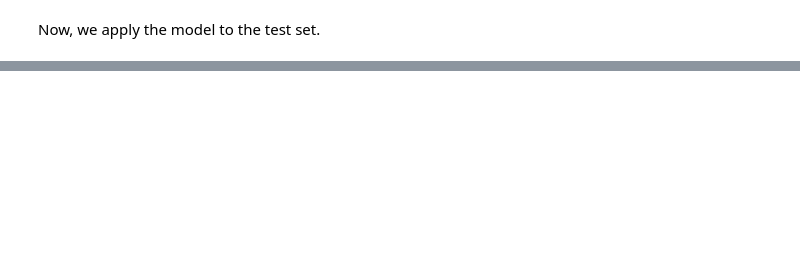
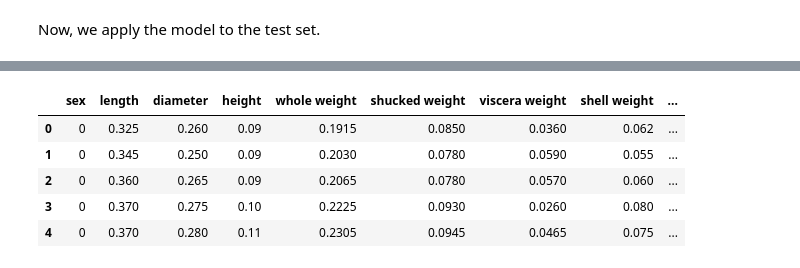
Before and after one commit to gregtam/spark-ml-examples, a Jupyter notebook: ML Example.ipynb, the cells around one changed output, grey strips where cells are left out. Saved outputs shown, nothing was run; the diff lists cells and outputs as text; code cells hidden in the pictures; blank space fills up the shorter version.

```diff
--- a/ML Example.ipynb
+++ b/ML Example.ipynb
@@ -218,0 +234,12 @@ model_results.toPandas().head()
+# %%
+rf_results = rf_clf.transform(test_index_sdf)
+rf_results\
+    .limit(5)\
+    .toPandas()
+# %% [output]
+|  | sex | length | diameter | height | whole weight | shucked weight | viscera weight | shell weight | ... |
+| 0 | 0 | 0.325 | 0.260 | 0.09 | 0.1915 | 0.0850 | 0.0360 | 0.062 | ... |
+| 1 | 0 | 0.345 | 0.250 | 0.09 | 0.2030 | 0.0780 | 0.0590 | 0.055 | ... |
+| 2 | 0 | 0.360 | 0.265 | 0.09 | 0.2065 | 0.0780 | 0.0570 | 0.060 | ... |
+| 3 | 0 | 0.370 | 0.275 | 0.10 | 0.2225 | 0.0930 | 0.0260 | 0.080 | ... |
+| 4 | 0 | 0.370 | 0.280 | 0.11 | 0.2305 | 0.0945 | 0.0465 | 0.075 | ... |
```
Also changed, not shown: parts of 39 cells of this notebook, 1 other file.
